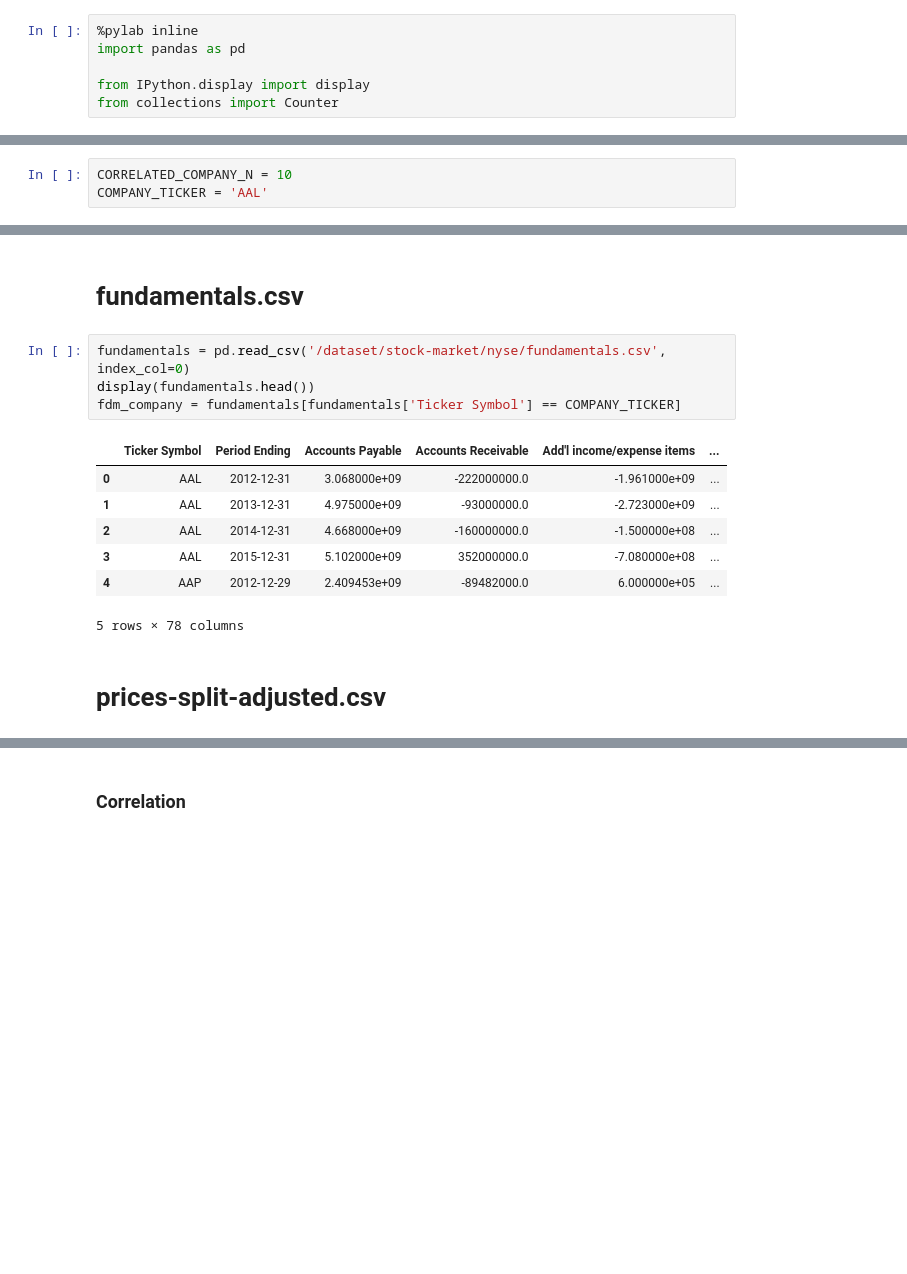
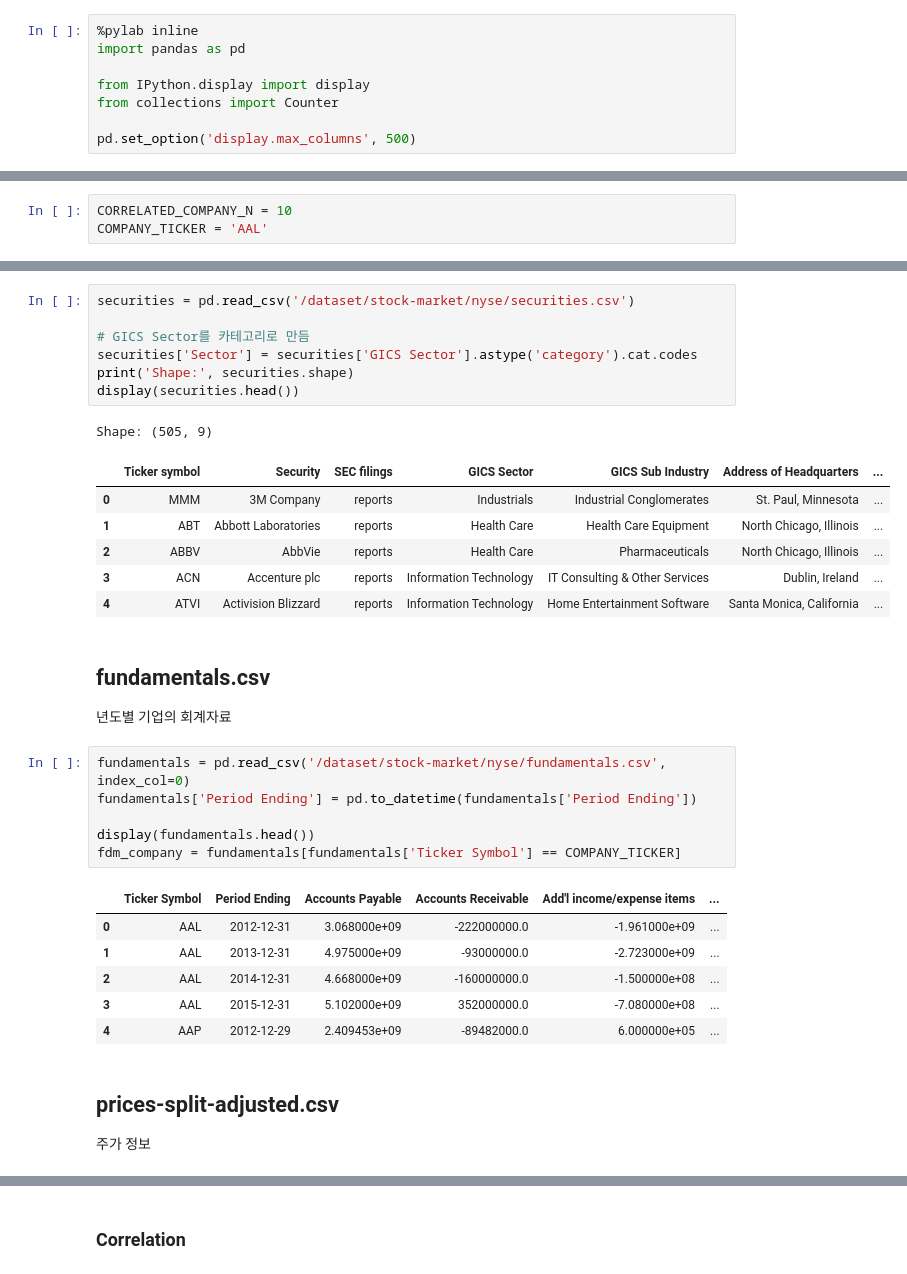
Before and after one commit to AndersonJo/stock-market-prediction, a Jupyter notebook: 01 Understanding Data.ipynb, the cells around one changed output, grey strips where cells are left out. Saved outputs shown, nothing was run; the diff lists cells and outputs as text; blank space fills up the shorter version.

```diff
--- a/01 Understanding Data.ipynb
+++ b/01 Understanding Data.ipynb
@@ -4,6 +4,8 @@ import pandas as pd
 
 from IPython.display import display
 from collections import Counter
+
+pd.set_option('display.max_columns', 500)
 # %% [output]
 Populating the interactive namespace from numpy and matplotlib
 # %%
@@ -12,7 +19,26 @@ COMPANY_TICKER = 'AAL'
+# %%
+securities = pd.read_csv('/dataset/stock-market/nyse/securities.csv')
+
+# GICS Sector를 카테고리로 만듬
+securities['Sector'] = securities['GICS Sector'].astype('category').cat.codes
+print('Shape:', securities.shape)
+display(securities.head())
+# %% [output]
+Shape: (505, 9)
+|  | Ticker symbol | Security | SEC filings | GICS Sector | GICS Sub Industry | Address of Headquarters | ... |
+| 0 | MMM | 3M Company | reports | Industrials | Industrial Conglomerates | St. Paul, Minnesota | ... |
+| 1 | ABT | Abbott Laboratories | reports | Health Care | Health Care Equipment | North Chicago, Illinois | ... |
+| 2 | ABBV | AbbVie | reports | Health Care | Pharmaceuticals | North Chicago, Illinois | ... |
+| 3 | ACN | Accenture plc | reports | Information Technology | IT Consulting & Other Services | Dublin, Ireland | ... |
+| 4 | ATVI | Activision Blizzard | reports | Information Technology | Home Entertainment Software | Santa Monica, California | ... |
 # %% [markdown]
-# fundamentals.csv
+## fundamentals.csv
+
+년도별 기업의 회계자료
 # %%
 fundamentals = pd.read_csv('/dataset/stock-market/nyse/fundamentals.csv', index_col=0)
+fundamentals['Period Ending'] = pd.to_datetime(fundamentals['Period Ending'])
+
 display(fundamentals.head())
 fdm_company = fundamentals[fundamentals['Ticker Symbol'] == COMPANY_TICKER]
 # %% [output]
@@ -22,8 +48,9 @@ fdm_company = fundamentals[fundamentals['Ticker Symbol'] == COMPANY_TICKER]
 | 2 | AAL | 2014-12-31 | 4.668000e+09 | -160000000.0 | -1.500000e+08 | ... |
 | 3 | AAL | 2015-12-31 | 5.102000e+09 | 352000000.0 | -7.080000e+08 | ... |
 | 4 | AAP | 2012-12-29 | 2.409453e+09 | -89482000.0 | 6.000000e+05 | ... |
-5 rows × 78 columns
 # %% [markdown]
-# prices-split-adjusted.csv
+## prices-split-adjusted.csv
+
+주가 정보
 # %%
 prices = pd.read_csv('/dataset/stock-market/nyse/prices-split-adjusted.csv', index_col=0)
```
Also changed, not shown: parts of 5 cells of this notebook.
